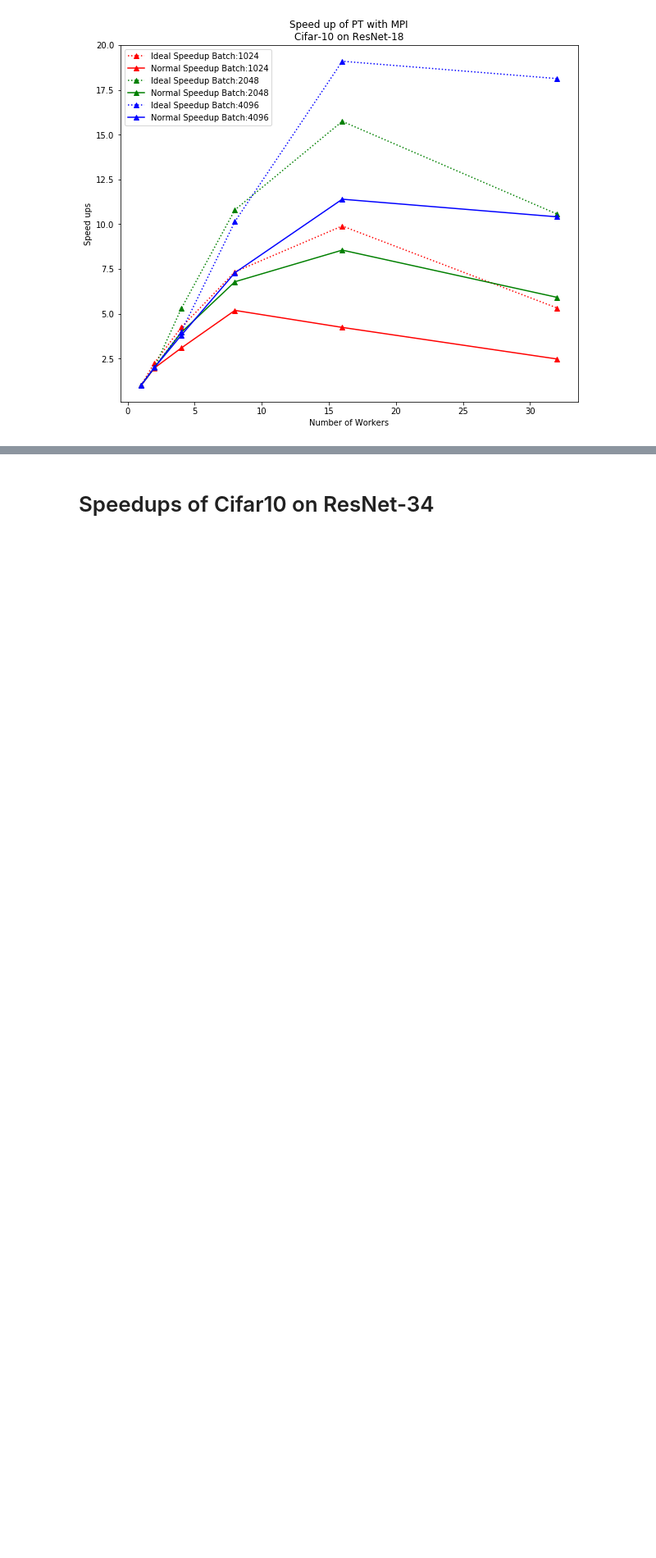
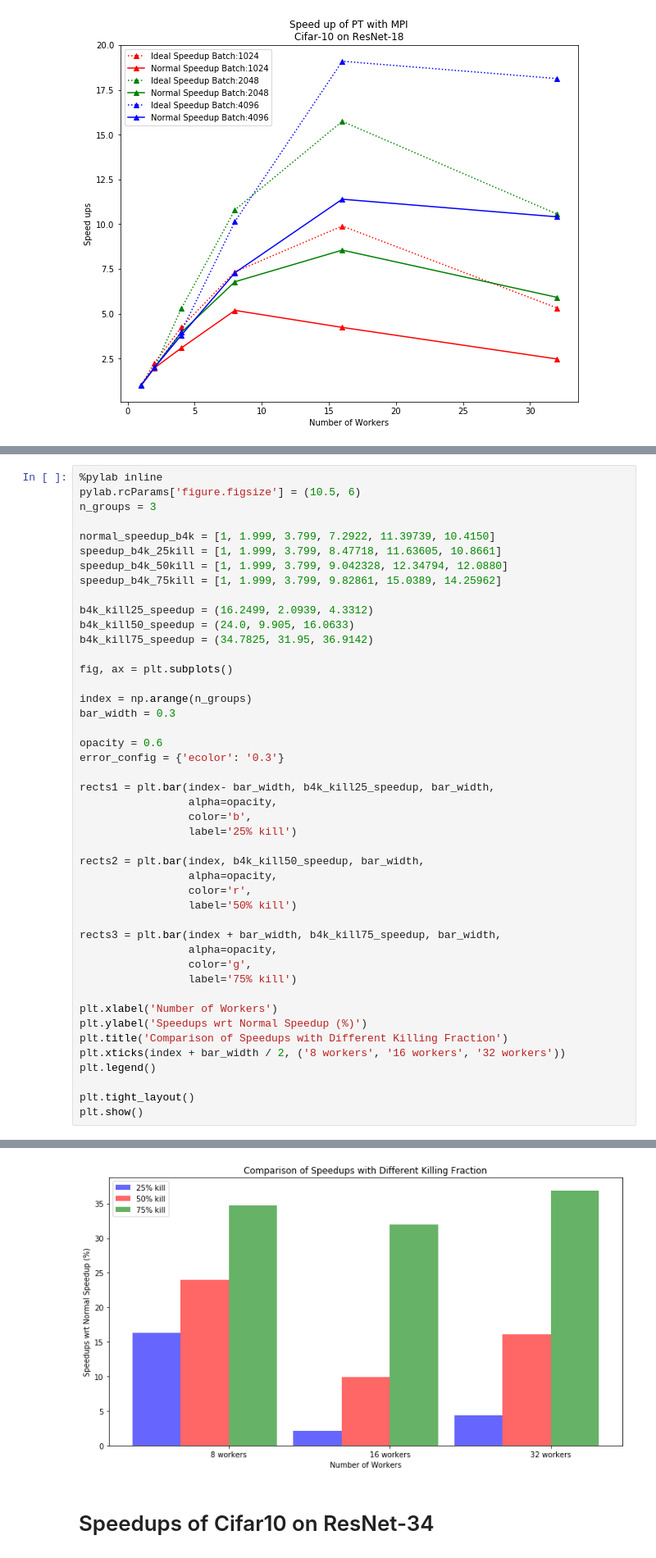
Before and after one commit to hwang595/TF-Pytorch-comparison, a Jupyter notebook: analysis/MPI_vs_TF_speedups_bsize8192.ipynb, the cells around one changed output, grey strips where cells are left out. Shown at 82% size. Cells and saved outputs as stored; diff of their text form; blank space fills up the shorter version.

```diff
--- a/analysis/MPI_vs_TF_speedups_bsize8192.ipynb
+++ b/analysis/MPI_vs_TF_speedups_bsize8192.ipynb
@@ -120,0 +271,46 @@ plt.show()
+# %%
+%pylab inline
+pylab.rcParams['figure.figsize'] = (10.5, 6)
+n_groups = 3
+
+normal_speedup_b4k = [1, 1.999, 3.799, 7.2922, 11.39739, 10.4150]
+speedup_b4k_25kill = [1, 1.999, 3.799, 8.47718, 11.63605, 10.8661]
+speedup_b4k_50kill = [1, 1.999, 3.799, 9.042328, 12.34794, 12.0880]
+speedup_b4k_75kill = [1, 1.999, 3.799, 9.82861, 15.0389, 14.25962]
+
+b4k_kill25_speedup = (16.2499, 2.0939, 4.3312)
+b4k_kill50_speedup = (24.0, 9.905, 16.0633)
+b4k_kill75_speedup = (34.7825, 31.95, 36.9142)
+
+fig, ax = plt.subplots()
+
+index = np.arange(n_groups)
+bar_width = 0.3
+
+opacity = 0.6
+error_config = {'ecolor': '0.3'}
+
+rects1 = plt.bar(index- bar_width, b4k_kill25_speedup, bar_width,
+                 alpha=opacity,
+                 color='b',
+                 label='25% kill')
+
+rects2 = plt.bar(index, b4k_kill50_speedup, bar_width,
+                 alpha=opacity,
+                 color='r',
+                 label='50% kill')
+
+rects3 = plt.bar(index + bar_width, b4k_kill75_speedup, bar_width,
+                 alpha=opacity,
+                 color='g',
+                 label='75% kill')
+
+plt.xlabel('Number of Workers')
+plt.ylabel('Speedups wrt Normal Speedup (%)')
+plt.title('Comparison of Speedups with Different Killing Fraction')
+plt.xticks(index + bar_width / 2, ('8 workers', '16 workers', '32 workers'))
+plt.legend()
+
+plt.tight_layout()
+plt.show()
+# %% [output]
@@ -121,3 +318,4 @@ plt.show()
+[figure, added]
 # %% [markdown]
 # Speedups of Cifar10 on ResNet-34
 # %%
```
Also changed, not shown: parts of 8 cells of this notebook.
